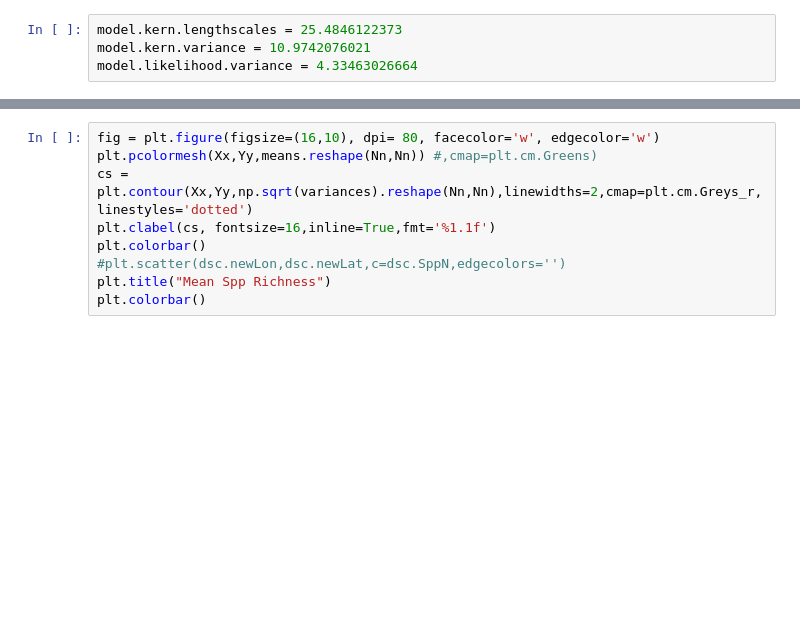
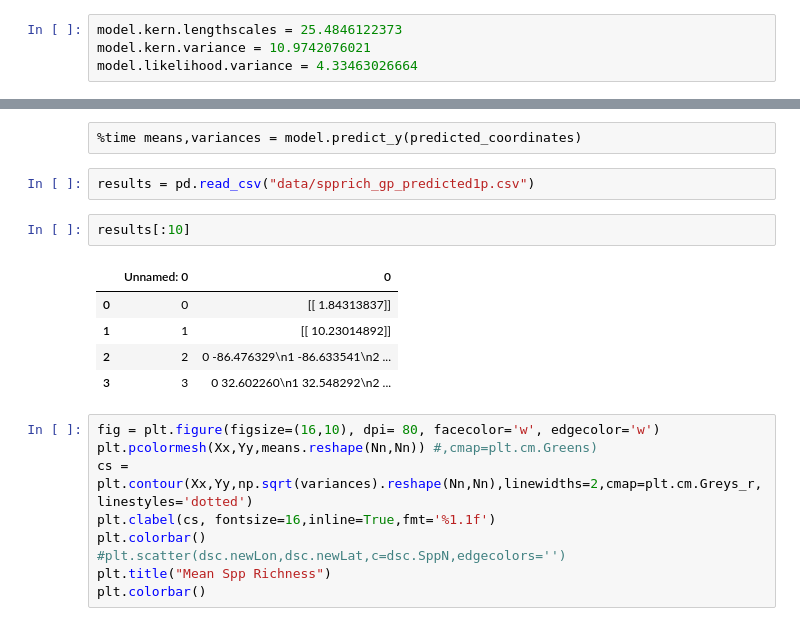
Before and after one commit to molgor/spystats, a Jupyter notebook: notebooks/spatial_autocorrelation_from_fitted_model.ipynb, the cells around one changed output, grey strips where cells are left out. Saved outputs shown, nothing was run; the diff lists cells and outputs as text; blank space fills up the shorter version.

Commit message:
Added data

```diff
--- a/notebooks/spatial_autocorrelation_from_fitted_model.ipynb
+++ b/notebooks/spatial_autocorrelation_from_fitted_model.ipynb
@@ -137,3 +91,15 @@ means.shape
+# %% [raw]
+%time means,variances = model.predict_y(predicted_coordinates)
+# %%
+results = pd.read_csv("data/spprich_gp_predicted1p.csv")
+# %%
+results[:10]
+# %% [output]
+|  | Unnamed: 0 | 0 |
+| 0 | 0 | [[ 1.84313837]] |
+| 1 | 1 | [[ 10.23014892]] |
+| 2 | 2 | 0 -86.476329\n1 -86.633541\n2 ... |
+| 3 | 3 | 0 32.602260\n1 32.548292\n2 ... |
 # %%
 fig = plt.figure(figsize=(16,10), dpi= 80, facecolor='w', edgecolor='w')
 plt.pcolormesh(Xx,Yy,means.reshape(Nn,Nn)) #,cmap=plt.cm.Greens)
```
Also changed, not shown: parts of 18 cells of this notebook, 6 other files.
